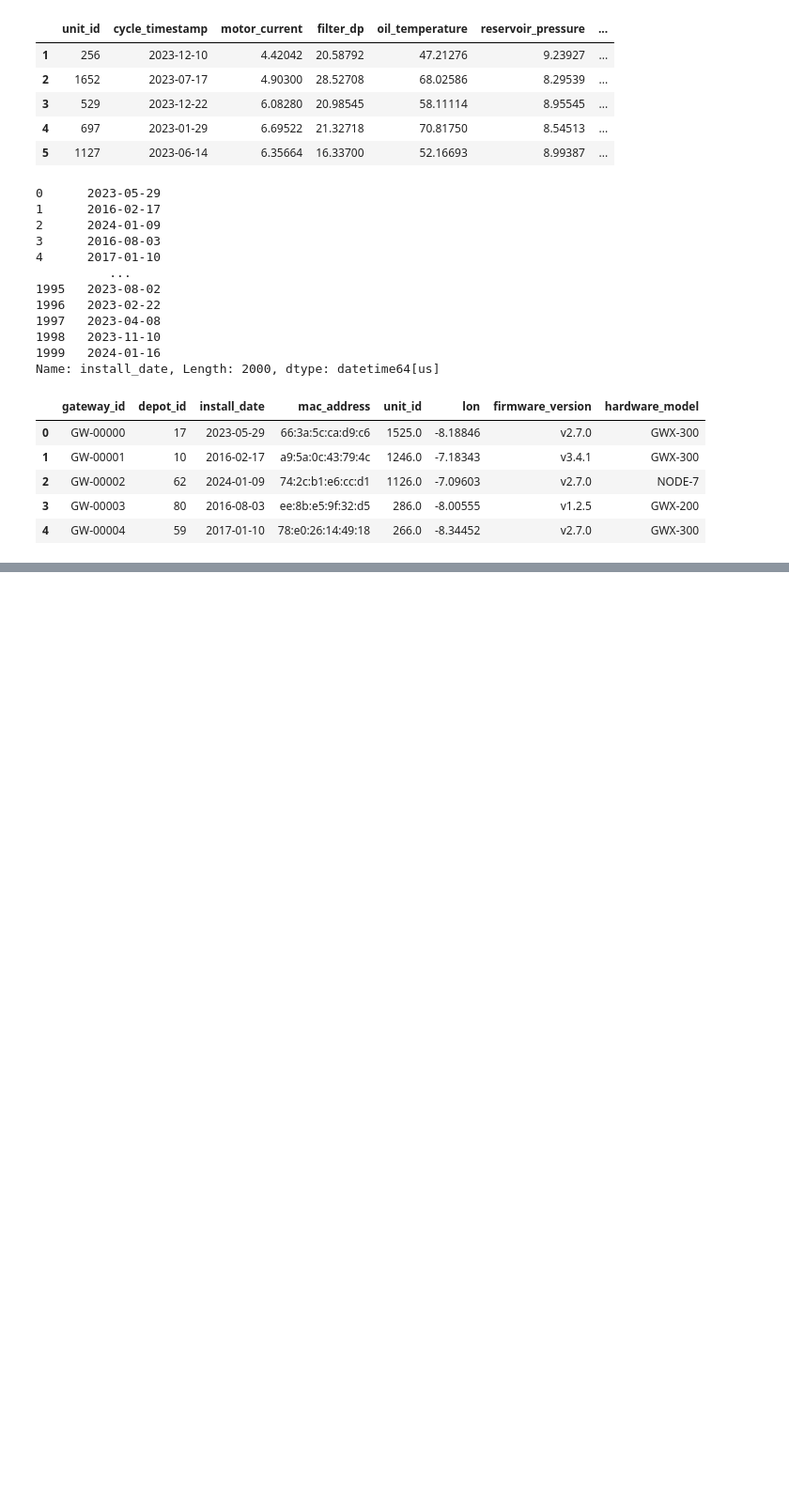
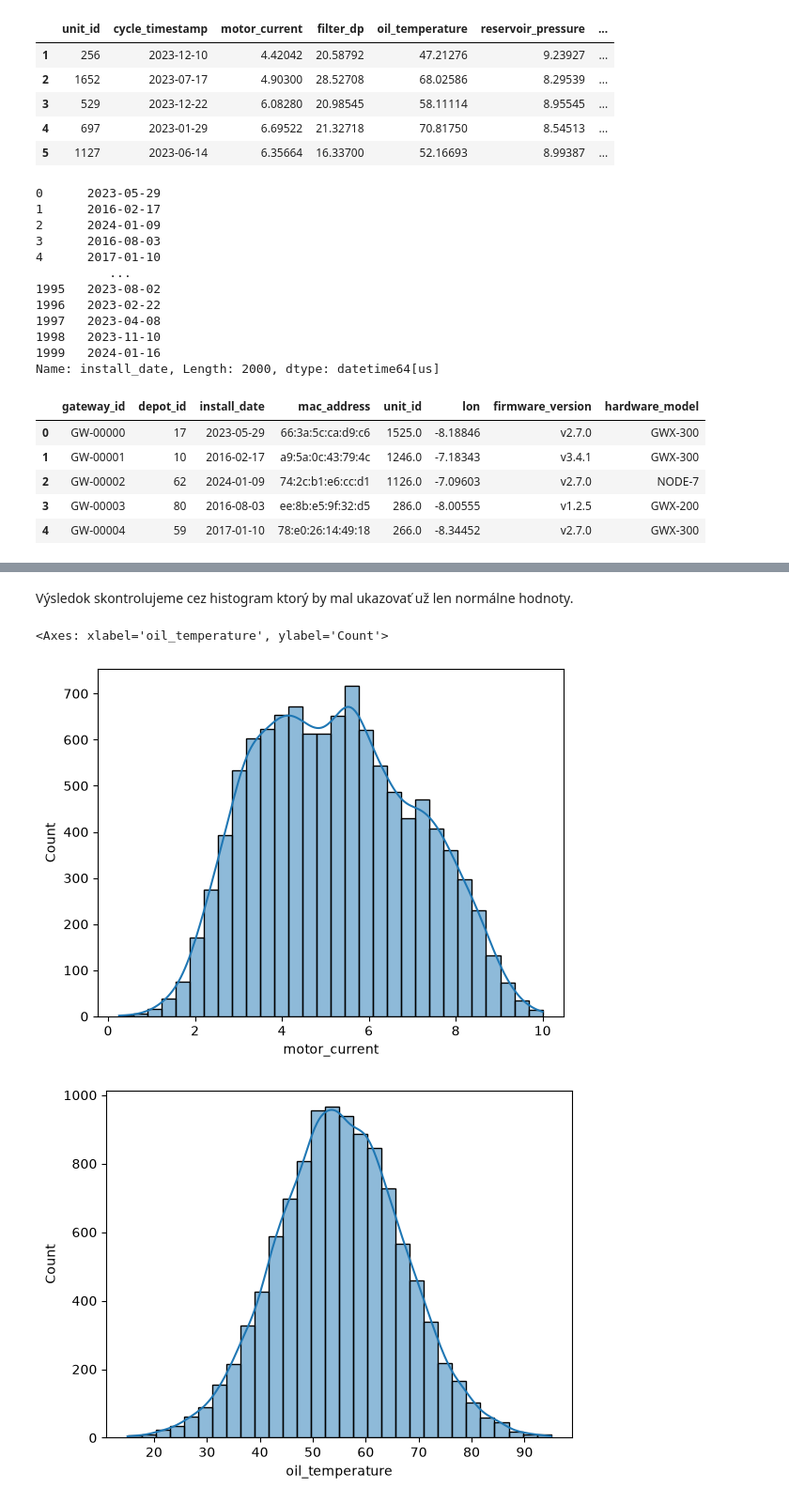
Before and after one commit to tancop/iau-projekt, a Jupyter notebook: main.ipynb, the cells around one changed output, grey strips where cells are left out. Shown at 94% size. Saved outputs shown, nothing was run; the diff lists cells and outputs as text; code cells hidden in the pictures; blank space fills up the shorter version.

```diff
--- a/main.ipynb
+++ b/main.ipynb
@@ -485,0 +508,16 @@ gateways.head()
+# %%
+current = readings['motor_current']
+readings['motor_current'] = current[current < 99.0]
+
+oil_temp = readings['oil_temperature']
+readings['oil_temperature'] = oil_temp[oil_temp > -999.0]
+# %% [markdown]
+Výsledok skontrolujeme cez histogram ktorý by mal ukazovať už len normálne hodnoty.
+# %%
+sns.histplot(readings['motor_current'], kde=True, bins=30)
+plt.figure()
+sns.histplot(readings['oil_temperature'], kde=True,  bins=30)
+# %% [output]
+<Axes: xlabel='oil_temperature', ylabel='Count'>
+[figure, added]
+[figure, added]
```
Also changed, not shown: parts of 4 cells of this notebook.
